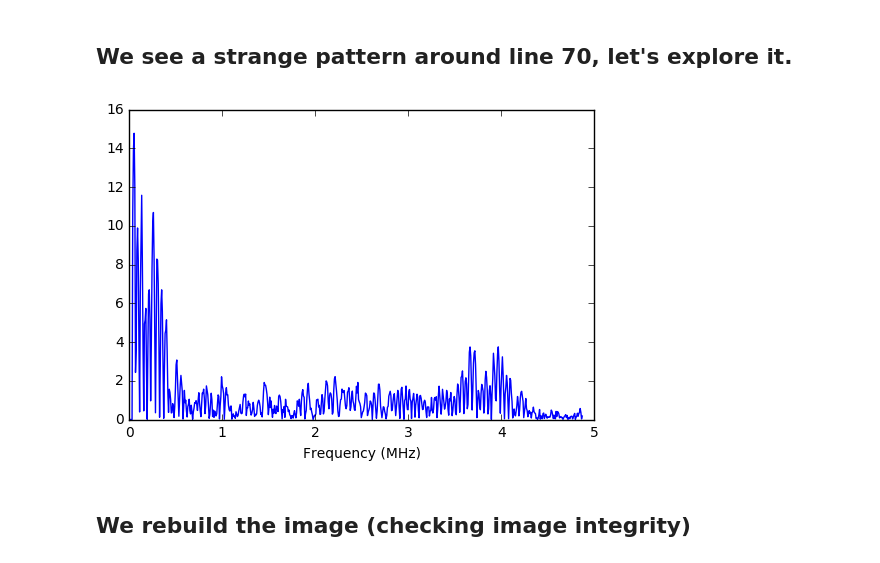
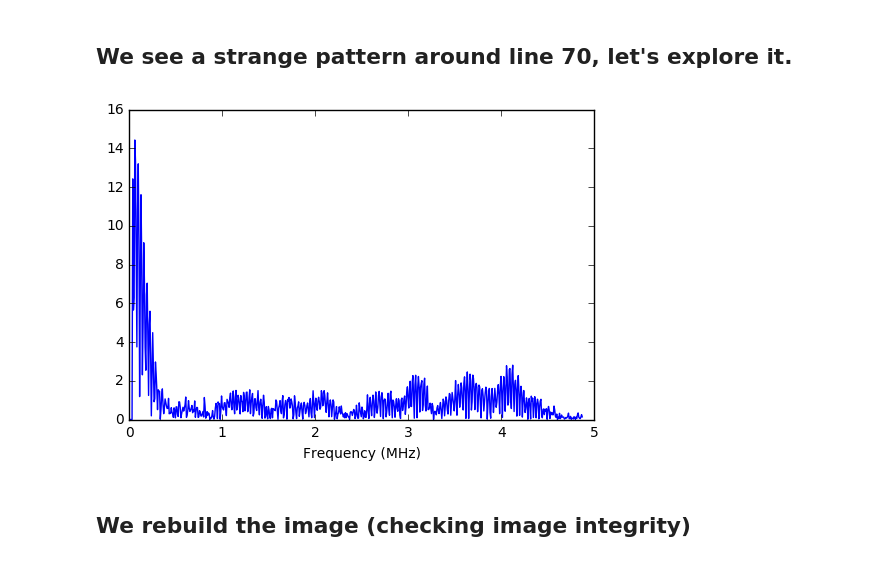
Before and after one commit to echopen/PRJ-medtec_sigproc, a Jupyter notebook: dataquarium/explore.ipynb, the cells around one changed output. Saved outputs shown, nothing was run; the diff lists cells and outputs as text; code cells hidden in the pictures.

```diff
--- a/dataquarium/explore.ipynb
+++ b/dataquarium/explore.ipynb
@@ -71,16 +71,16 @@ plt.show()
 # %%
 l = float(len(fourier_data_todisplay[70]))
 XLimit = int((5.0/8.0)*l/2)
-SelectedLine = (np.abs(np.real(fourier_data_todisplay[70])))
+SelectedLine = (np.abs(np.real(fourier_data_todisplay[35])))
 XScale = range(XLimit)
 for i in range(XLimit):
     XScale[i] = (125.0/8.0)*float(XScale[i])/(1.0*l)
 plt.plot(XScale,SelectedLine[0:XLimit]) # avec l'échelle
 #plt.plot(SelectedLine[0:XLimit])
 plt.xlabel('Frequency (MHz)')
 plt.show()
 # %% [output]
-[figure, old version]
+[figure, new version]
 # %% [markdown]
 ## We rebuild the image (checking image integrity)
 # %%
```
Also changed, not shown: parts of 1 cell of this notebook, 1 other file.
